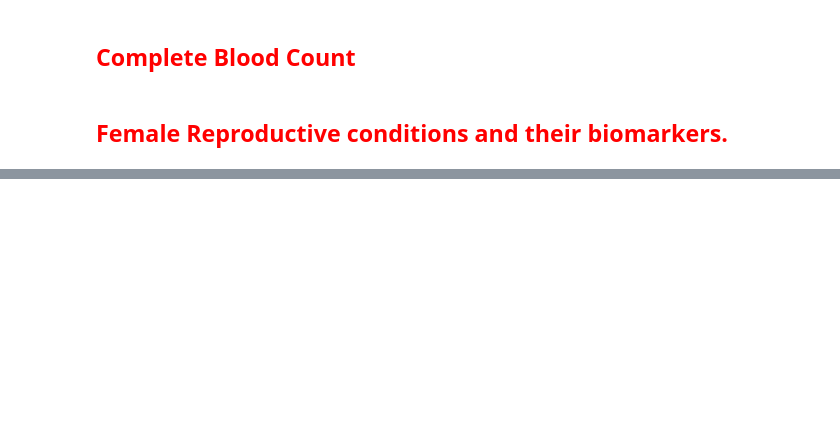
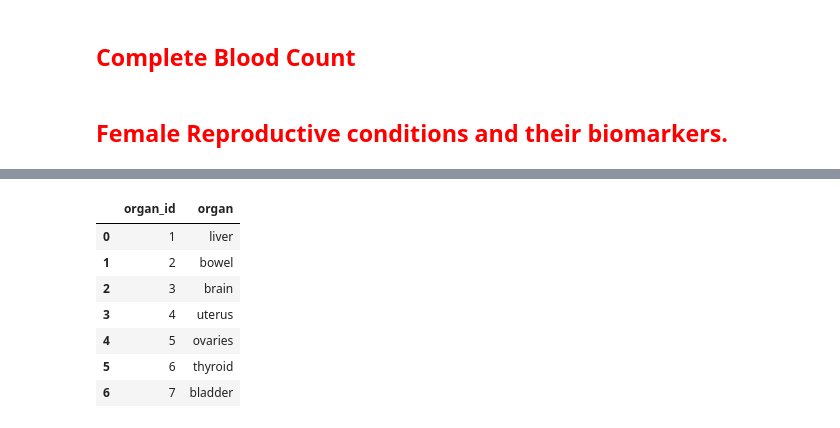
Before and after one commit to lisapol/mybio, a Jupyter notebook: BioMarkers.ipynb, the cells around one changed output, grey strips where cells are left out. Cells and saved outputs as stored; diff of their text form; code cells hidden in the pictures; blank space fills up the shorter version.

```diff
--- a/BioMarkers.ipynb
+++ b/BioMarkers.ipynb
@@ -206,0 +413,22 @@ protein_biomarkers_dict
+# %%
+organs = [
+    [1, "liver"],
+    [2, "bowel"],
+    [3, "brain"],
+    [4, "uterus"],
+    [5, "ovaries"],
+    [6, "thyroid"],
+    [7, "bladder"]]
+# %%
+organs_df = pd.DataFrame(organs, columns=['organ_id', 'organ'])
+# %%
+organs_df
+# %% [output]
+|  | organ_id | organ |
+| 0 | 1 | liver |
+| 1 | 2 | bowel |
+| 2 | 3 | brain |
+| 3 | 4 | uterus |
+| 4 | 5 | ovaries |
+| 5 | 6 | thyroid |
+| 6 | 7 | bladder |
```
Also changed, not shown: parts of 48 cells of this notebook, 2 other files.
